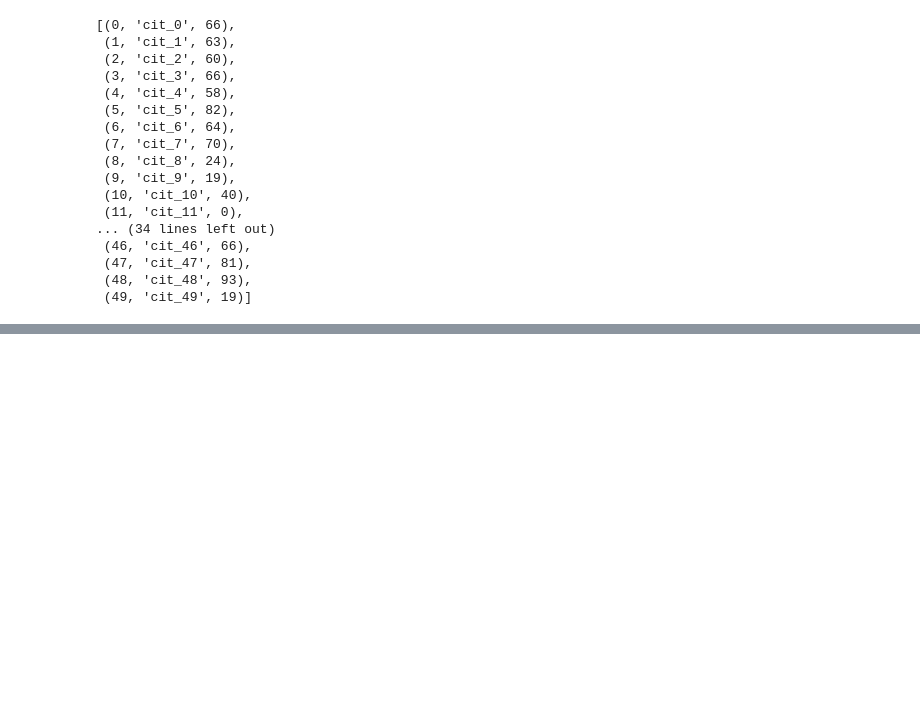
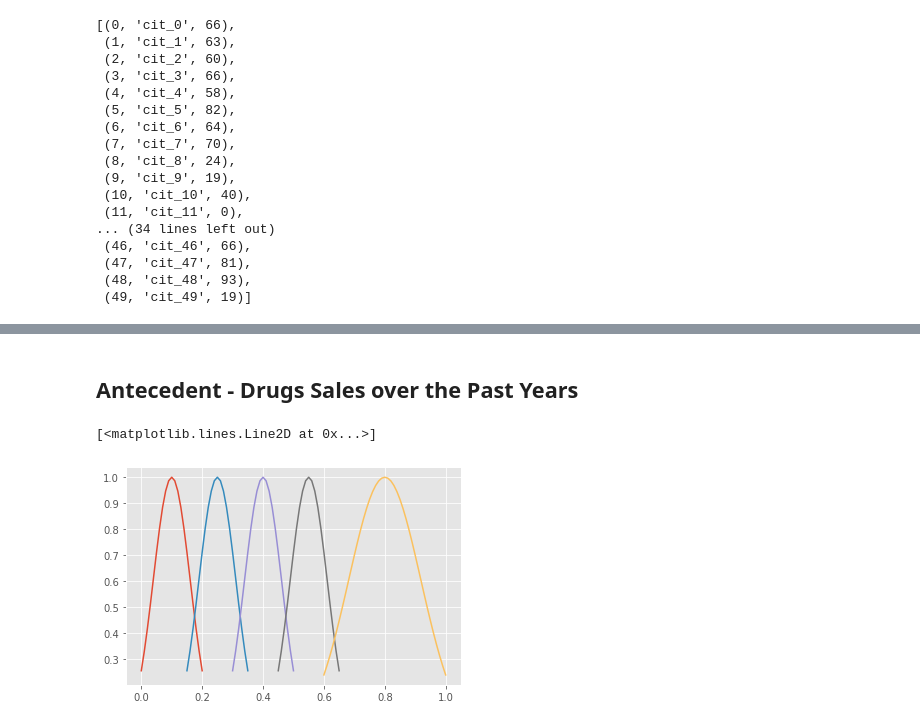
Before and after one commit to wildonion/fuzzy-drug-store, a Jupyter notebook: app.ipynb, the cells around one changed output, grey strips where cells are left out. Drawn from its saved outputs; the diff is of its cells as text; code cells hidden in the pictures; blank space fills up the shorter version.

```diff
--- a/app.ipynb
+++ b/app.ipynb
@@ -146,33 +211,89 @@ Y["alot"]     = Y_ranges[4]
+# %% [markdown]
+## **Antecedent - Drugs Sales over the Past Years**
 # %%
-
-# -------------------------------------------------------------
-# Antecedent - drug sales over the past years in current season
-# -------------------------------------------------------------
 
 Z = {"very_few": None, "few": None, "medium": None, "many": None, "alot": None}
 
 Z_ranges = [
                 {"universe": universe[0:21], "mf": None},  # very_few
                 {"universe": universe[15:36], "mf": None}, # few
                 {"universe": universe[30:51], "mf": None}, # medium
                 {"universe": universe[45:66], "mf": None}, # many
                 {"universe": universe[60:101], "mf": None} # alot
            ]
 
 
 
+# -------------------------------
+# generating membership functions
+# -------------------------------
 
-# generating membership functions
-Z_ranges[0]["mf"] = trimf(Z_ranges[0]["universe"], [0, 0, 10]) # generating mf for very_few fuzzy set
-Z_ranges[1]["mf"] = trimf(Z_ranges[1]["universe"], [10, 20, 35]) # generating mf for few fuzzy set
-Z_ranges[2]["mf"] = trimf(Z_ranges[2]["universe"], [20, 35, 45]) # generating mf for medium fuzzy set
-Z_ranges[3]["mf"] = trimf(Z_ranges[3]["universe"], [35, 45, 55]) # generating mf for many fuzzy set
-Z_ranges[4]["mf"] = trimf(Z_ranges[4]["universe"], [55, 100, 100]) # generating mf for alot fuzzy set
+
+# generating mf for very_few fuzzy set
+Z_ranges[0]["mf"] = gaussmf(
+                Z_ranges[0]["universe"], # independent variable - universe of very_few fuzzy set
+                np.mean(Z_ranges[0]["universe"]), # mean of universe of very_few fuzzy set
+                np.std(Z_ranges[0]["universe"]) # std of universe of very_few fuzzy set
+            )
+
+
+
+# generating mf for few fuzzy set
+Z_ranges[1]["mf"] = gaussmf(
+                Z_ranges[1]["universe"], # independent variable - universe of few fuzzy set
+                np.mean(Z_ranges[1]["universe"]), # mean of universe of few fuzzy set
+                np.std(Z_ranges[1]["universe"]) # std of universe of few fuzzy set
+            )
+
+
+
+# generating mf for medium fuzzy set
+Z_ranges[2]["mf"] = gaussmf(
+                Z_ranges[2]["universe"], # independent variable - universe of medium fuzzy set
+                np.mean(Z_ranges[2]["universe"]), # mean of universe of medium fuzzy set
+                np.std(Z_ranges[2]["universe"]) # std of universe of medium fuzzy set
+            )
+
+
+
+# generating mf for many fuzzy set
+Z_ranges[3]["mf"] = gaussmf(
+                Z_ranges[3]["universe"], # independent variable - universe of many fuzzy set
+                np.mean(Z_ranges[3]["universe"]), # mean of universe of many fuzzy set
+                np.std(Z_ranges[3]["universe"]) # std of universe of many fuzzy set
+            )
+
+
+
+
+# generating mf for alot fuzzy set
+Z_ranges[4]["mf"] = gaussmf(
+                Z_ranges[4]["universe"], # independent variable - universe of alot fuzzy set
+                np.mean(Z_ranges[4]["universe"]), # mean of universe of alot fuzzy set
+                np.std(Z_ranges[4]["universe"]) # std of universe of alot fuzzy set
+            )
+
 
 
 
 Z["very_few"] = Z_ranges[0]
 Z["few"]      = Z_ranges[1]
 Z["medium"]   = Z_ranges[2]
 Z["many"]     = Z_ranges[3]
 Z["alot"]     = Z_ranges[4]
+
+
+
+
+# -----------------------------
+# plotting membership functions
+# -----------------------------
+
+plt.plot(Z["very_few"]["universe"], Z["very_few"]["mf"])
+plt.plot(Z["few"]["universe"], Z["few"]["mf"])
+plt.plot(Z["medium"]["universe"], Z["medium"]["mf"])
+plt.plot(Z["many"]["universe"], Z["many"]["mf"])
+plt.plot(Z["alot"]["universe"], Z["alot"]["mf"])
+# %% [output]
+[<matplotlib.lines.Line2D at 0x...>]
+[figure, added]
```
Also changed, not shown: parts of 24 cells of this notebook.
